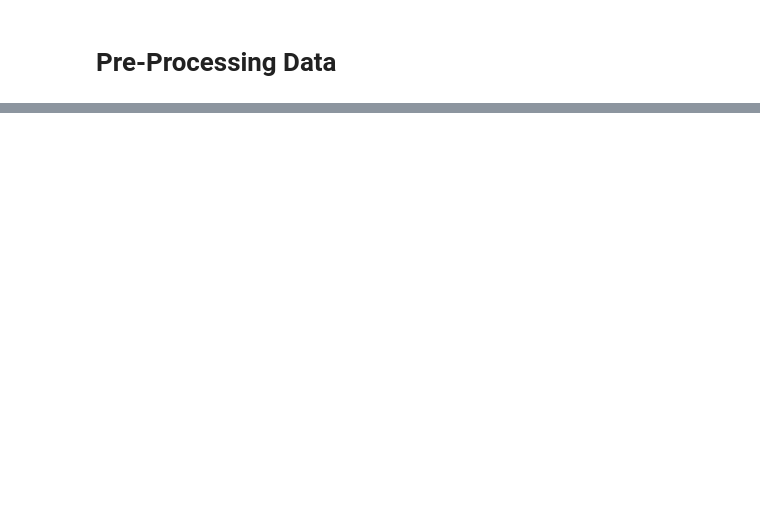
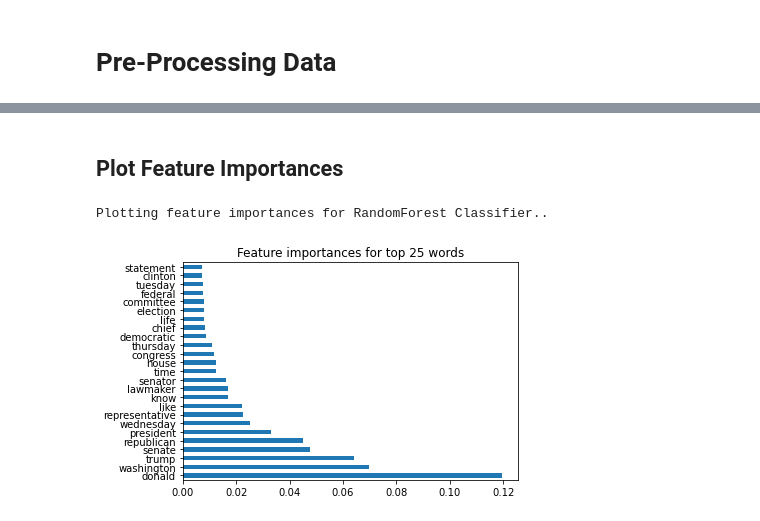
Before and after one commit to gisellemartel/FakeNewsClassifier, a Jupyter notebook: fake_news_classifiers.ipynb, the cells around one changed output, grey strips where cells are left out. Saved outputs shown, nothing was run; the diff lists cells and outputs as text; code cells hidden in the pictures; blank space fills up the shorter version.

```diff
--- a/fake_news_classifiers.ipynb
+++ b/fake_news_classifiers.ipynb
@@ -218,0 +240,20 @@ tools.display_result(best_estimator, X_train)
+# %%
+%time
+
+print("Testing Random Forest Classifier ...\n")
+
+# set the hyperparams
+D = np.linspace(2,14,7)
+N = np.linspace(2,20,10, dtype="int32")
+
+param_grid = {"max_depth":D, "n_estimators": N}
+
+# fetch all the estimators given the chosen hyperparameters
+estimators = RF.train_all_estimators(X_train,y_train,D,N)
+
+# perform hyperparam search
+grid_search = RF.perform_hyperparam_grid_search(X_train,y_train, param_grid)
+
+best_estimator = grid_search.best_estimator_
+hyperparams = grid_search.best_params_
+score = grid_search.best_score_*100
@@ -218,0 +280,7 @@ tools.display_result(best_estimator, X_train)
+# %% [markdown]
+## Plot Feature Importances
+# %%
+tools.plot_feature_importances(X_train, best_estimator, "RandomForest")
+# %% [output]
+Plotting feature importances for RandomForest Classifier..
+[figure, added]
```
Also changed, not shown: parts of 68 cells of this notebook, 49 other files.
